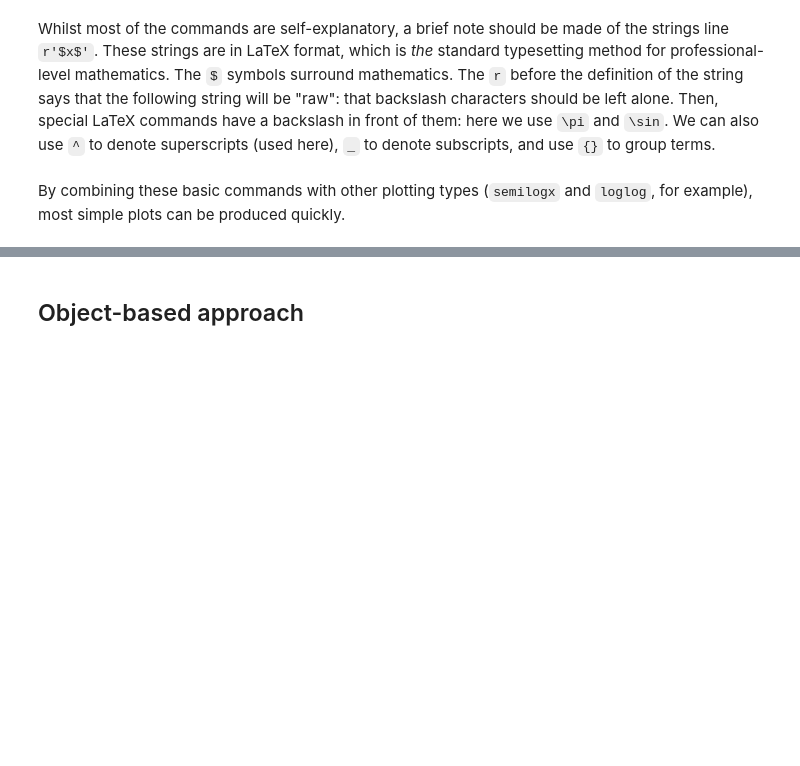
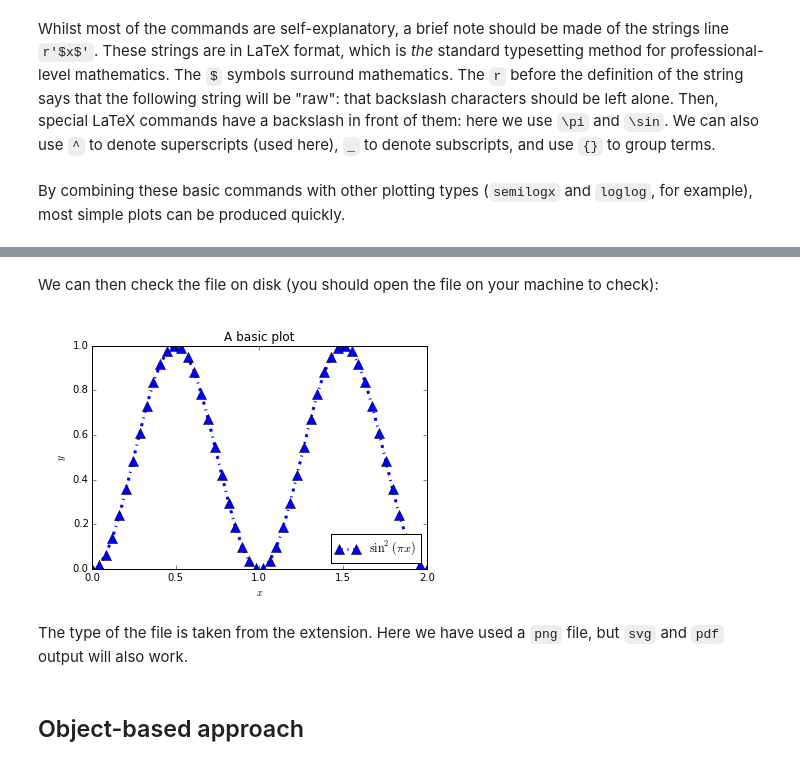
Before and after one commit to IanHawke/maths-with-python, a Jupyter notebook: 07-numpy-plotting.ipynb, the cells around one changed output, grey strips where cells are left out. Cells and saved outputs as stored; diff of their text form; code cells hidden in the pictures; blank space fills up the shorter version.

```diff
--- a/07-numpy-plotting.ipynb
+++ b/07-numpy-plotting.ipynb
@@ -146,3 +187,12 @@ By combining these basic commands with other plotting types (`semilogx` and `log
+# %% [markdown]
+We can then check the file on disk (you should open the file on your machine to check):
+# %%
+from IPython.display import Image
+Image('simple_plot.png')
+# %% [output]
+[figure, added]
+# %% [markdown]
+The type of the file is taken from the extension. Here we have used a `png` file, but `svg` and `pdf` output will also work.
 # %% [markdown]
 ## Object-based approach
 # %% [markdown]
```
Also changed, not shown: parts of 11 cells of this notebook.
